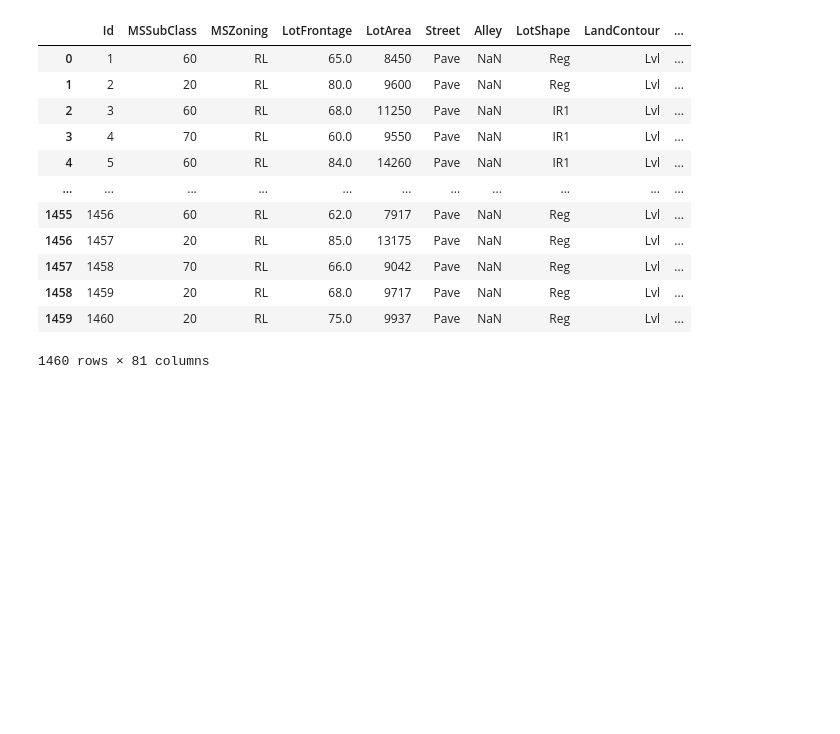
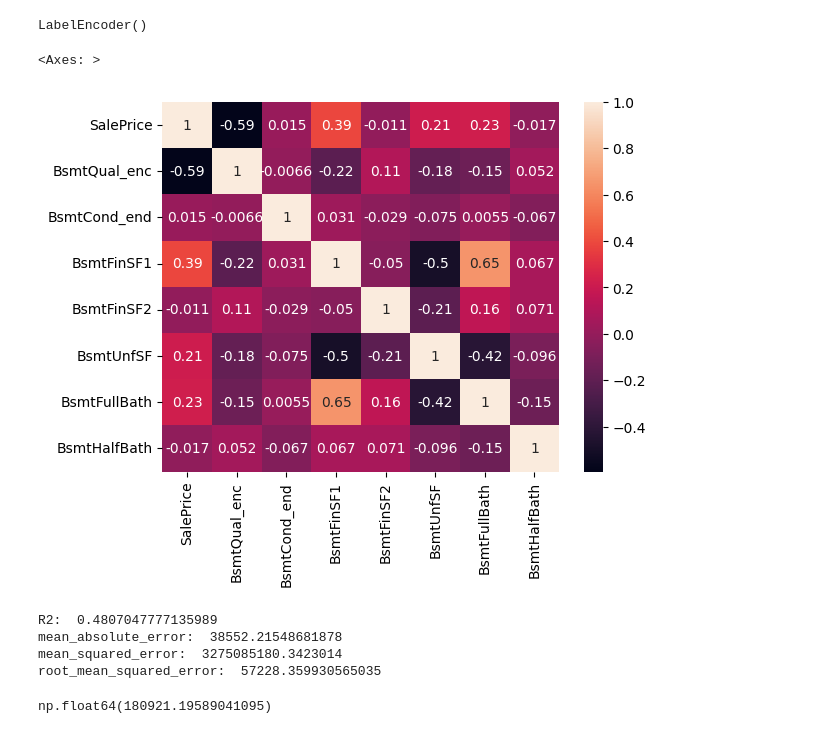
Before and after one commit to minitower/tutor, a Jupyter notebook: kaggle/House pricing/main.ipynb, the cells around one changed output. Saved outputs shown, nothing was run; the diff lists cells and outputs as text; code cells hidden in the pictures; blank space fills up the shorter version.

Commit message:
Add linear regression

```diff
--- a/kaggle/House pricing/main.ipynb
+++ b/kaggle/House pricing/main.ipynb
@@ -8,0 +24,8 @@ array(['Pave', 'Grvl'], dtype=object)
+# %%
+def is_bsmt_fill(x):
+    if isinstance(x, str):
+        return False
+    else:
+        return True
+
+df['IsBsmt'] = df['BsmtQual'].apply(is_bsmt_fill)
@@ -8,0 +56,21 @@ array(['Pave', 'Grvl'], dtype=object)
+# %%
+df['BsmtQual'] = df['BsmtQual'].fillna('Null')
+# %%
+from sklearn.preprocessing import LabelEncoder
+
+encoder_qual = LabelEncoder()
+encoder_cond = LabelEncoder()
+
+encoder_qual.fit(df['BsmtQual'])
+encoder_cond.fit(df['BsmtCond'])
+# %% [output]
+LabelEncoder()
+# %%
+df['BsmtQual_enc'] = encoder_qual.transform(df['BsmtQual'])
+df['BsmtCond_end'] = encoder_cond.transform(df['BsmtCond'])
+# %%
+sns.heatmap(df[['SalePrice', 'BsmtQual_enc', 'BsmtCond_end', u
+                               'BsmtFinSF1', 'BsmtFinSF2', 'BsmtUnfSF', 'BsmtFllBath', 'BsmtHalfBath']].corr(), annot=True)
+# %% [output]
+<Axes: >
+[figure, added]
@@ -9,16 +79,25 @@ array(['Pave', 'Grvl'], dtype=object)
+# %%
+from sklearn.linear_model import LinearRegression
+from sklearn.metrics import r2_score, mean_absolute_error, mean_squared_error, root_mean_squared_error
+
+X = df[['BsmtQual_enc', 'BsmtFinSF1', 'LotFrontage_filled', 'LotArea']]
+y = df['SalePrice']
+
+model = LinearRegression()
+model.fit(X, y)
+
+y_pred = model.predict(X)
+
+print('R2: ', r2_score(y, y_pred))
+print('mean_absolute_error: ', mean_absolute_error(y, y_pred))
+print('mean_squared_error: ', mean_squared_error(y, y_pred))
+print('root_mean_squared_error: ', root_mean_squared_error(y, y_pred))
+# %% [output]
+R2:  0.4807047777135989
+mean_absolute_error:  38552.21548681878
+mean_squared_error:  3275085180.3423014
+root_mean_squared_error:  57228.359930565035
 # %%
-df
+df['SalePrice'].mean()
 # %% [output]
-|  | Id | MSSubClass | MSZoning | LotFrontage | LotArea | Street | Alley | LotShape | LandContour | ... |
-| 0 | 1 | 60 | RL | 65.0 | 8450 | Pave | NaN | Reg | Lvl | ... |
-| 1 | 2 | 20 | RL | 80.0 | 9600 | Pave | NaN | Reg | Lvl | ... |
-| 2 | 3 | 60 | RL | 68.0 | 11250 | Pave | NaN | IR1 | Lvl | ... |
-| 3 | 4 | 70 | RL | 60.0 | 9550 | Pave | NaN | IR1 | Lvl | ... |
-| 4 | 5 | 60 | RL | 84.0 | 14260 | Pave | NaN | IR1 | Lvl | ... |
-| ... | ... | ... | ... | ... | ... | ... | ... | ... | ... | ... |
-| 1455 | 1456 | 60 | RL | 62.0 | 7917 | Pave | NaN | Reg | Lvl | ... |
-| 1456 | 1457 | 20 | RL | 85.0 | 13175 | Pave | NaN | Reg | Lvl | ... |
-| 1457 | 1458 | 70 | RL | 66.0 | 9042 | Pave | NaN | Reg | Lvl | ... |
-| 1458 | 1459 | 20 | RL | 68.0 | 9717 | Pave | NaN | Reg | Lvl | ... |
-| 1459 | 1460 | 20 | RL | 75.0 | 9937 | Pave | NaN | Reg | Lvl | ... |
-1460 rows × 81 columns
+np.float64(180921.19589041095)
```
Also changed, not shown: parts of 10 cells of this notebook, 4 other files.
